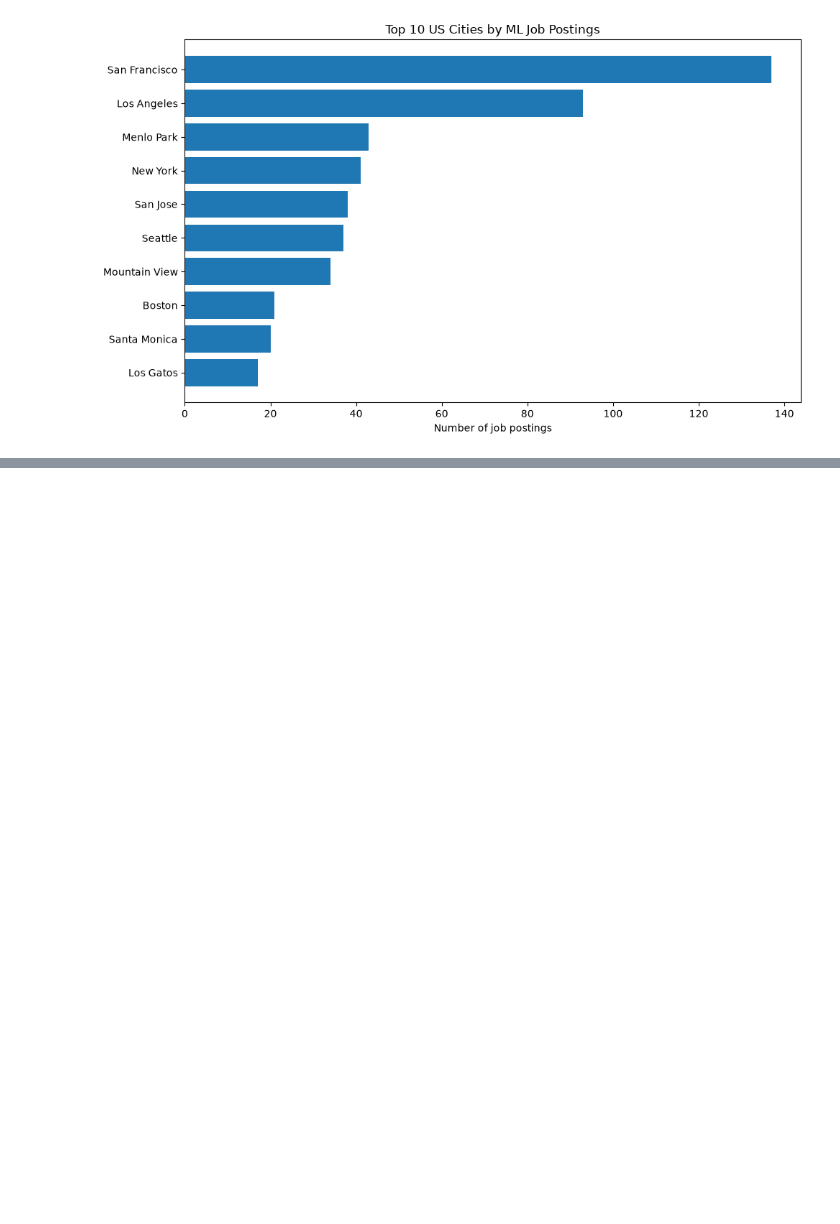
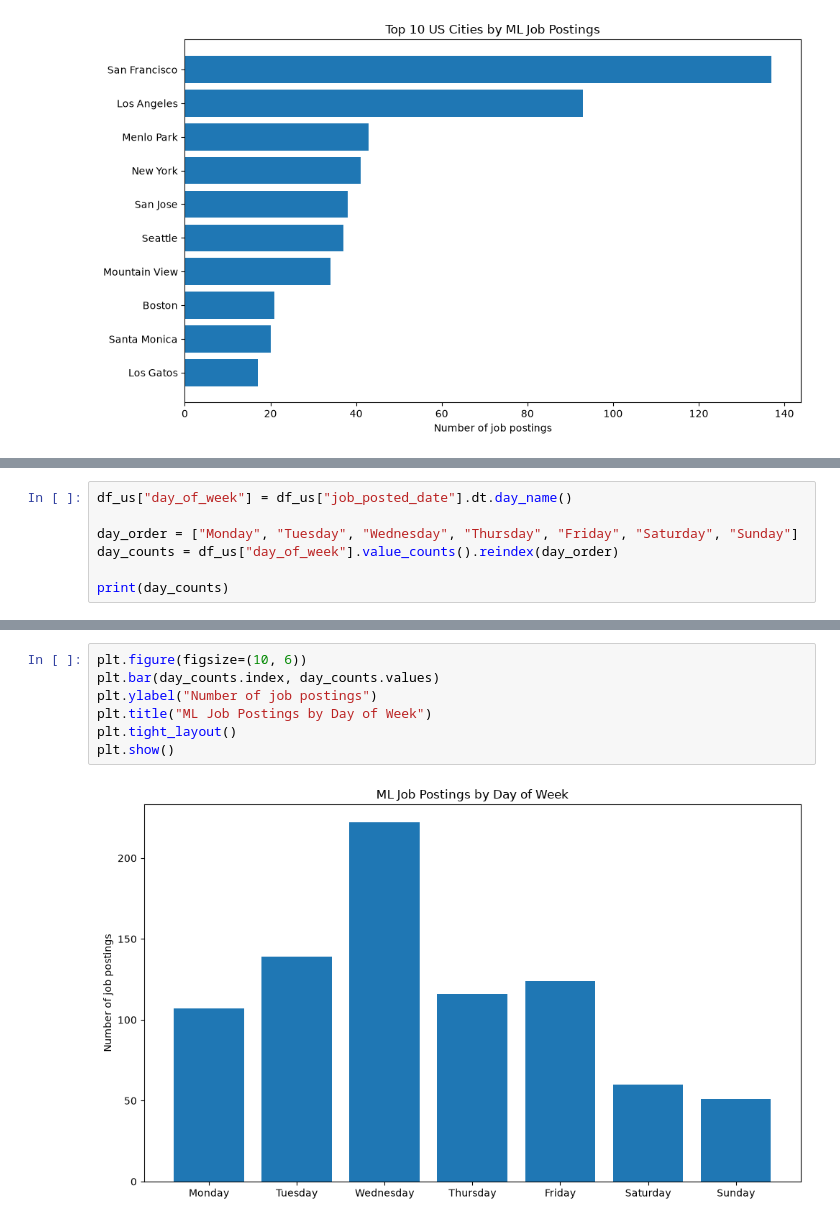
Before and after one commit to victoryilem2004/Project-1, a Jupyter notebook: eda.ipynb, the cells around one changed output, grey strips where cells are left out. Cells and saved outputs as stored; diff of their text form; blank space fills up the shorter version.

Commit message:
add day-of-week timing analysis

```diff
--- a/eda.ipynb
+++ b/eda.ipynb
@@ -228,0 +231,7 @@ df_us.to_csv("cleaned_ml_jobs_us.csv", index=False)
+# %%
+df_us["day_of_week"] = df_us["job_posted_date"].dt.day_name()
+
+day_order = ["Monday", "Tuesday", "Wednesday", "Thursday", "Friday", "Saturday", "Sunday"]
+day_counts = df_us["day_of_week"].value_counts().reindex(day_order)
+
+print(day_counts)
@@ -228,0 +248,9 @@ df_us.to_csv("cleaned_ml_jobs_us.csv", index=False)
+# %%
+plt.figure(figsize=(10, 6))
+plt.bar(day_counts.index, day_counts.values)
+plt.ylabel("Number of job postings")
+plt.title("ML Job Postings by Day of Week")
+plt.tight_layout()
+plt.show()
+# %% [output]
+[figure, added]
```
Also changed, not shown: parts of 6 cells of this notebook.
